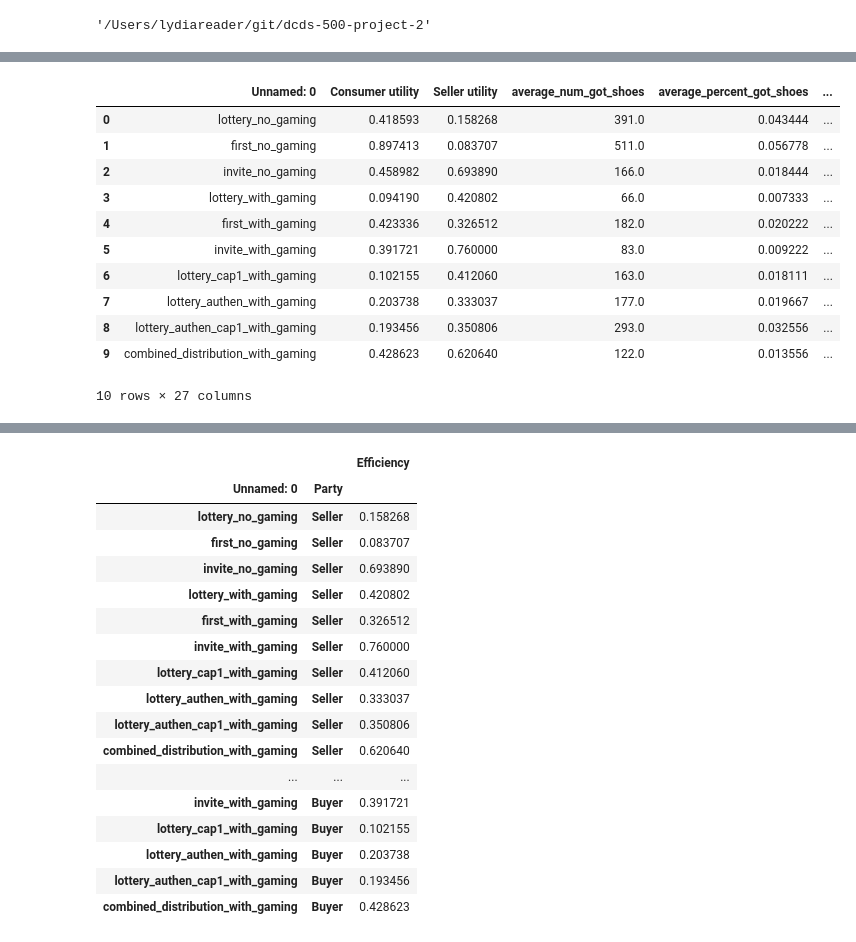
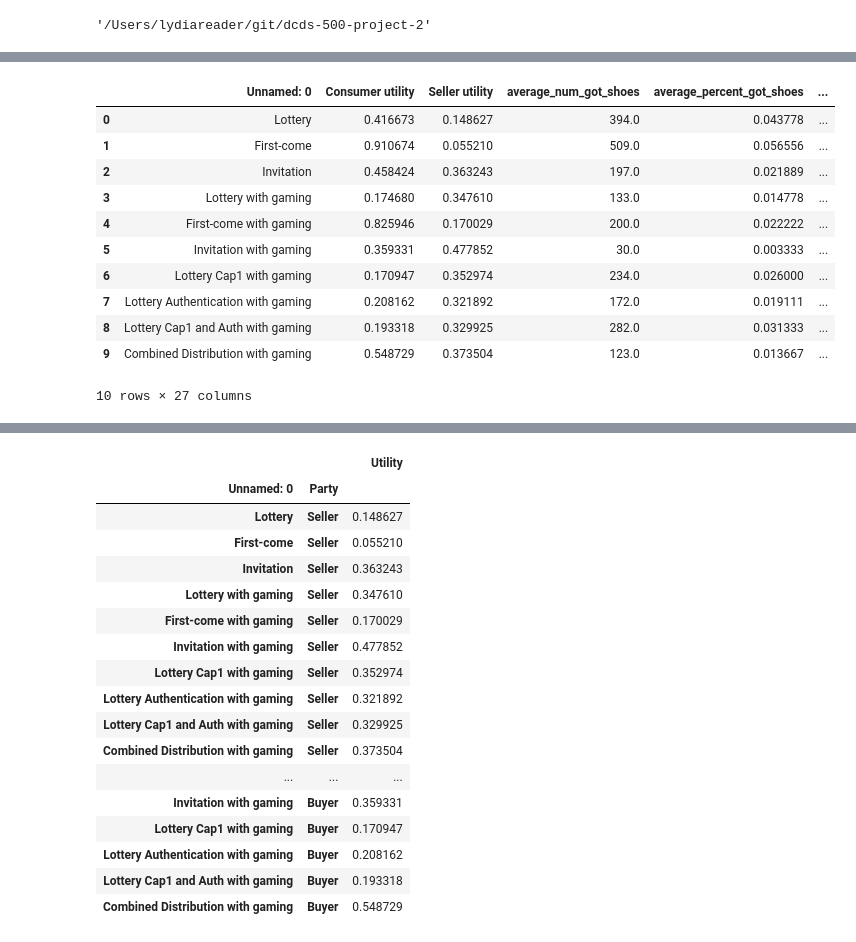
Before and after one commit to lydiareader/dcds-500-project-2, a Jupyter notebook: model/analysis.ipynb, the cells around one changed output, grey strips where cells are left out. Drawn from its saved outputs; the diff is of its cells as text; code cells hidden in the pictures.

```diff
--- a/model/analysis.ipynb
+++ b/model/analysis.ipynb
@@ -12,20 +12,20 @@ import hvplot.pandas
 [interactive output not drawn]
 [interactive output not drawn]
 # %%
-df = pd.read_csv('project2_results.csv', delimiter='\t')
+df = pd.read_csv('project-2-results-updated.csv')
 df
 # %% [output]
 |  | Unnamed: 0 | Consumer utility | Seller utility | average_num_got_shoes | average_percent_got_shoes | ... |
-| 0 | lottery_no_gaming | 0.418593 | 0.158268 | 391.0 | 0.043444 | ... |
-| 1 | first_no_gaming | 0.897413 | 0.083707 | 511.0 | 0.056778 | ... |
-| 2 | invite_no_gaming | 0.458982 | 0.693890 | 166.0 | 0.018444 | ... |
-| 3 | lottery_with_gaming | 0.094190 | 0.420802 | 66.0 | 0.007333 | ... |
-| 4 | first_with_gaming | 0.423336 | 0.326512 | 182.0 | 0.020222 | ... |
-| 5 | invite_with_gaming | 0.391721 | 0.760000 | 83.0 | 0.009222 | ... |
-| 6 | lottery_cap1_with_gaming | 0.102155 | 0.412060 | 163.0 | 0.018111 | ... |
-| 7 | lottery_authen_with_gaming | 0.203738 | 0.333037 | 177.0 | 0.019667 | ... |
-| 8 | lottery_authen_cap1_with_gaming | 0.193456 | 0.350806 | 293.0 | 0.032556 | ... |
-| 9 | combined_distribution_with_gaming | 0.428623 | 0.620640 | 122.0 | 0.013556 | ... |
+| 0 | Lottery | 0.416673 | 0.148627 | 394.0 | 0.043778 | ... |
+| 1 | First-come | 0.910674 | 0.055210 | 509.0 | 0.056556 | ... |
+| 2 | Invitation | 0.458424 | 0.363243 | 197.0 | 0.021889 | ... |
+| 3 | Lottery with gaming | 0.174680 | 0.347610 | 133.0 | 0.014778 | ... |
+| 4 | First-come with gaming | 0.825946 | 0.170029 | 200.0 | 0.022222 | ... |
+| 5 | Invitation with gaming | 0.359331 | 0.477852 | 30.0 | 0.003333 | ... |
+| 6 | Lottery Cap1 with gaming | 0.170947 | 0.352974 | 234.0 | 0.026000 | ... |
+| 7 | Lottery Authentication with gaming | 0.208162 | 0.321892 | 172.0 | 0.019111 | ... |
+| 8 | Lottery Cap1 and Auth with gaming | 0.193318 | 0.329925 | 282.0 | 0.031333 | ... |
+| 9 | Combined Distribution with gaming | 0.548729 | 0.373504 | 123.0 | 0.013667 | ... |
 10 rows × 27 columns
 # %%
 df = df.set_index("Unnamed: 0")
@@ -43,25 +43,25 @@ df_spp.hvplot.heatmap(width=1000, height=500)
 [interactive output not drawn]
 # %%
 df_eff = df[['Seller utility', 'Consumer utility']].rename(columns={'Seller utility': 'Seller', 'Consumer utility': 'Buyer'})
-df_eff = df_eff.reset_index().melt(id_vars="Unnamed: 0", var_name='Party', value_name='Efficiency')
+df_eff = df_eff.reset_index().melt(id_vars="Unnamed: 0", var_name='Party', value_name='Utility')
 df_eff = df_eff.set_index(["Unnamed: 0", "Party"])
 df_eff
 # %% [output]
-|  |  | Efficiency |
+|  |  | Utility |
 | Unnamed: 0 | Party |  |
-| lottery_no_gaming | Seller | 0.158268 |
-| first_no_gaming | Seller | 0.083707 |
-| invite_no_gaming | Seller | 0.693890 |
-| lottery_with_gaming | Seller | 0.420802 |
-| first_with_gaming | Seller | 0.326512 |
-| invite_with_gaming | Seller | 0.760000 |
-| lottery_cap1_with_gaming | Seller | 0.412060 |
-| lottery_authen_with_gaming | Seller | 0.333037 |
-| lottery_authen_cap1_with_gaming | Seller | 0.350806 |
-| combined_distribution_with_gaming | Seller | 0.620640 |
+| Lottery | Seller | 0.148627 |
+| First-come | Seller | 0.055210 |
+| Invitation | Seller | 0.363243 |
+| Lottery with gaming | Seller | 0.347610 |
+| First-come with gaming | Seller | 0.170029 |
+| Invitation with gaming | Seller | 0.477852 |
+| Lottery Cap1 with gaming | Seller | 0.352974 |
+| Lottery Authentication with gaming | Seller | 0.321892 |
+| Lottery Cap1 and Auth with gaming | Seller | 0.329925 |
+| Combined Distribution with gaming | Seller | 0.373504 |
 | ... | ... | ... |
-| invite_with_gaming | Buyer | 0.391721 |
-| lottery_cap1_with_gaming | Buyer | 0.102155 |
-| lottery_authen_with_gaming | Buyer | 0.203738 |
-| lottery_authen_cap1_with_gaming | Buyer | 0.193456 |
-| combined_distribution_with_gaming | Buyer | 0.428623 |
+| Invitation with gaming | Buyer | 0.359331 |
+| Lottery Cap1 with gaming | Buyer | 0.170947 |
+| Lottery Authentication with gaming | Buyer | 0.208162 |
+| Lottery Cap1 and Auth with gaming | Buyer | 0.193318 |
+| Combined Distribution with gaming | Buyer | 0.548729 |
```
Also changed, not shown: parts of 4 cells of this notebook, 2 other files.
